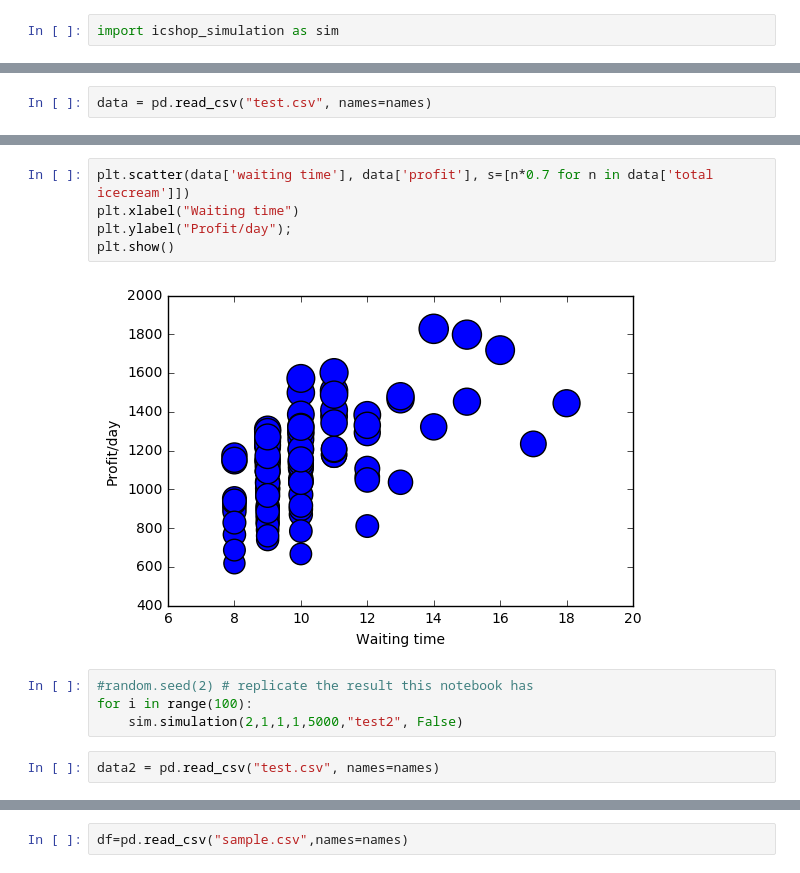
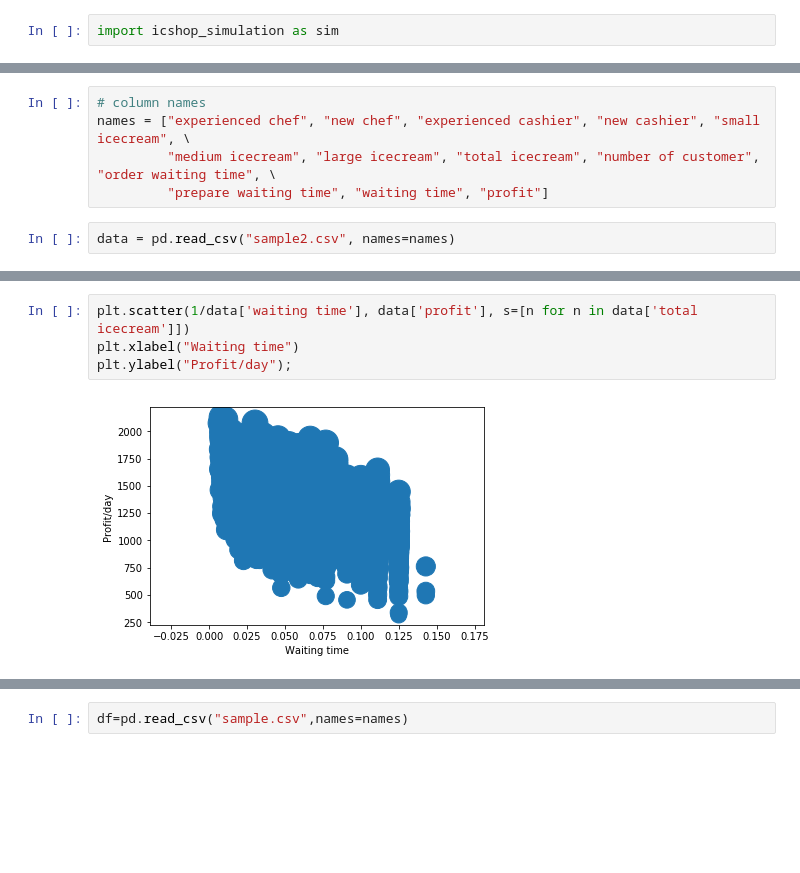
Before and after one commit to thphan2/Final_Project, a Jupyter notebook: Analysis of Ice_cream shop Simulation.ipynb, the cells around one changed output, grey strips where cells are left out. Drawn from its saved outputs; the diff is of its cells as text; blank space fills up the shorter version.

```diff
--- a/Analysis of Ice_cream shop Simulation.ipynb
+++ b/Analysis of Ice_cream shop Simulation.ipynb
@@ -15,3 +30,10 @@ for i in range(100):
+# %%
+# column names
+names = ["experienced chef", "new chef", "experienced cashier", "new cashier", "small icecream", \
+         "medium icecream", "large icecream", "total icecream", "number of customer", "order waiting time", \
+         "prepare waiting time", "waiting time", "profit"]
+# %%
+data = pd.read_csv("sample2.csv", names=names)
 # %%
 # 1 medium ice_cream ~ 1.5 small ice_cream; 1 large ice_cream ~ 2 small ice_cream in terms of quantity/raw material
 # total icecream is calculated after conversion of medium/large icecream numbers
@@ -20,2 +47,0 @@ names = ["experienced chef", "new chef", "experienced cashier", "new cashier", "
-# %%
-data = pd.read_csv("test.csv", names=names)
@@ -31,13 +73,6 @@ data.tail()
 # %%
-plt.scatter(data['waiting time'], data['profit'], s=[n*0.7 for n in data['total icecream']])
+plt.scatter(1/data['waiting time'], data['profit'], s=[n for n in data['total icecream']])
 plt.xlabel("Waiting time")
 plt.ylabel("Profit/day");
-plt.show()
 # %% [output]
-[figure, old version]
+[figure, new version]
-# %%
-#random.seed(2) # replicate the result this notebook has
-for i in range(100):
-    sim.simulation(2,1,1,1,5000,"test2", False)
-# %%
-data2 = pd.read_csv("test.csv", names=names)
```
Also changed, not shown: parts of 10 cells of this notebook, 1 other file.
